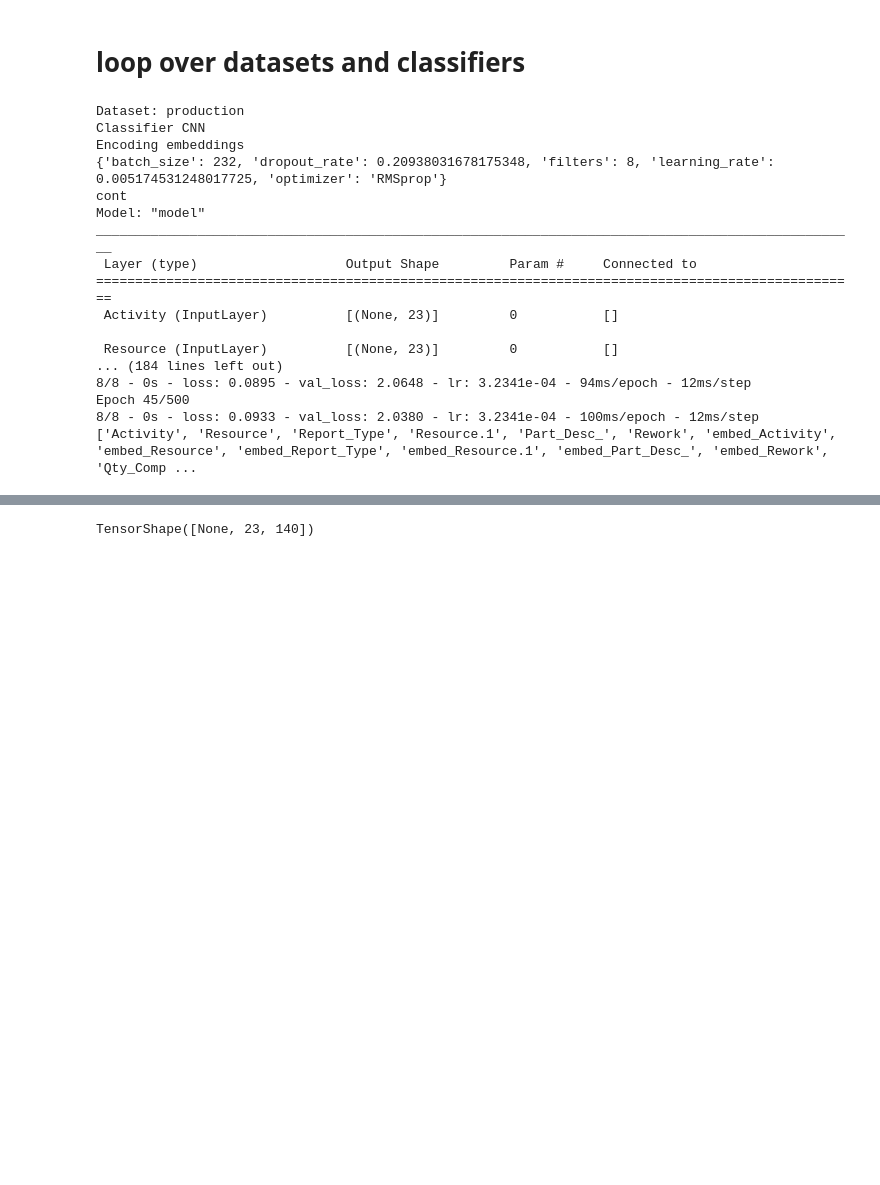
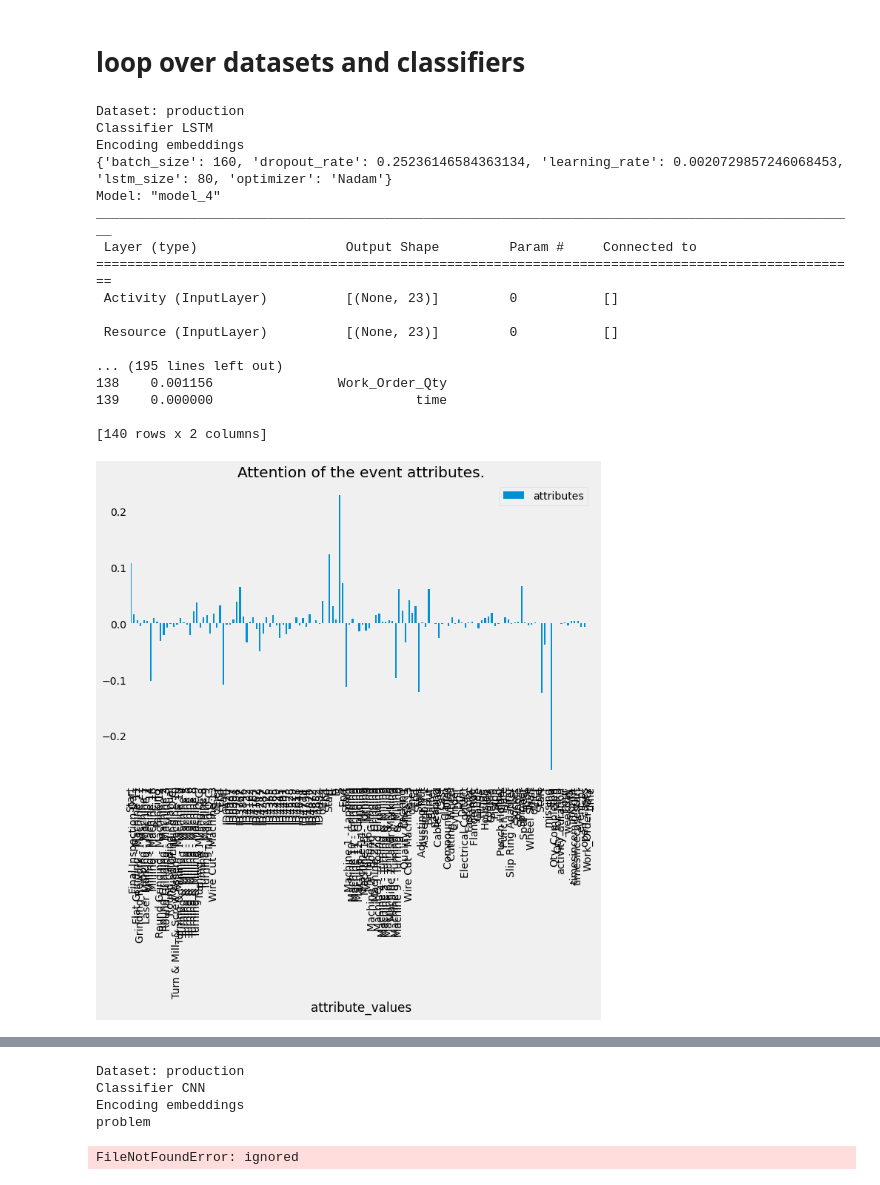
Before and after one commit to AlexanderPaulStevens/Explainability-in-Process-Outcome-Prediction, a Jupyter notebook: Experiments_DL (GC).ipynb, the cells around one changed output, grey strips where cells are left out. Cells and saved outputs as stored; diff of their text form; code cells hidden in the pictures; blank space fills up the shorter version.

```diff
--- a/Experiments_DL (GC).ipynb
+++ b/Experiments_DL (GC).ipynb
@@ -282,18 +282,18 @@ def attention():
     temporal_vectors = []
     variable_vectors=[]
     predictions = []
-    for i in range(len(paddings_test[0])):
+    for i in range(len(paddings_train[0])):
         x_ngram_list = []
-        for j in range(0,len(paddings_test)):
-                x_ngram = paddings_test[j][i].reshape((1,cutoff))
+        for j in range(0,len(paddings_train)):
+                x_ngram = paddings_train[j][i].reshape((1,cutoff))
                 x_ngram_list.append(x_ngram)
 
-        for k in range(0,len(pad_test)):
+        for k in range(0,len(pad_train)):
                 x_ngram = np.reshape(pad_train[k], (len(pad_train[k]), cutoff, 1))[i].reshape(1,cutoff,1)
                 x_ngram_list.append(x_ngram)
 
         #extend list and add time
-        x_ngram_list.append(padded_time_test[i].reshape(1,cutoff,1))
+        x_ngram_list.append(padded_time[i].reshape(1,cutoff,1))
 
         proba, alphas, betas = model_with_attention.predict(x_ngram_list)
         proba = np.squeeze(proba)
@@ -313,7 +313,7 @@ def attention():
 
         dim = 0
         emb_list = []
-        for i in range(0,len(paddings_test)):
+        for i in range(0,len(paddings_train)):
             ip = int(x_ngram_list[i][0][idx])
             i = cat_cols[i]
             i = i.replace(':','_')
@@ -324,14 +324,14 @@ def attention():
             dim += emb.shape[0]
 
 
-        for i in range(0,len(pad_test)):
-            x_ngram = (reshape_num_data(pad_test[k], cutoff))[i].reshape(1,cutoff,1)
+        for i in range(0,len(pad_train)):
+            x_ngram = (reshape_num_data(pad_train[k], cutoff))[i].reshape(1,cutoff,1)
             num = np.squeeze(x_ngram)[idx]
             emb_list.append(num)
             dim +=1
         #if cls_method =='LSTM':
         if(betas.shape[1]==dim+1):
-            x_t_ngram = padded_time_test[i].reshape(1, cutoff, 1)
+            x_t_ngram = padded_time[i].reshape(1, cutoff, 1)
             time_v = np.squeeze(x_t_ngram)[idx]
             emb_list.append(time_v)
             emb = np.concatenate(tuple(emb_list), axis=None)
@@ -754,7 +754,7 @@ def monotonicity(attention_values, effects_saved):
 results_dir = './results_DL'
 column_selection= 'all'
 cls_encoding ='embeddings'
-classifiers =['CNN']
+classifiers =['LSTM','CNN']
 n_iter = 1
 n_splits = 3
 train_ratio = 0.8
@@ -1073,6 +1073,20 @@ for cls_method in classifiers:
 
             # write to file
             from google.colab import files
+            with open(outfile, 'w') as fout:
+                fout.write("%s;%s;%s;%s;%s;%s\n"%("dataset", "method", "cls", "nr_events", "metric", "score"))
+                dt_results = pd.DataFrame({"actual": test_y_all, "predicted": preds_all, "nr_events": nr_events_all})
+                for nr_events, group in dt_results.groupby("nr_events"):
+                    if len(set(group.actual)) < 2:
+                        fout.write("%s;%s;%s;%s;%s;%s;%s\n"%(dataset_name, method_name, cls_method, nr_events,-1, "auc", np.nan))
+                    else:
+                        fout.write("%s;%s;%s;%s;%s;%s;%s\n"%(dataset_name, method_name, cls_method, nr_events,-1, "auc", roc_auc_score(group.actual, group.predicted)))
+                fout.write("%s;%s;%s;%s;%s;%s\n"%(dataset_name, method_name, cls_method,-1, "auc", roc_auc_score(dt_results.actual, dt_results.predicted)))
+                fout.write("%s;%s;%s;%s;%s;%s\n"%("event columns:",len_event,"  case columns:", len_case, "  control columns:", len_control))
+                fout.write("%s;%s;%s;%s;%s;%s\n"%("parsimony event",parsimony_event,"parsimony case", parsimony_case, "parsimony control", parsimony_control))
+                fout.write("%s;%s;%s;%s;%s;%s\n"%("FC event",FC_event,"FC case", FC_case, "FC control", FC_control))
+                fout.write("%s;%s\n"%("monotonicity", monotonicity_value))
+            """
             with open(outfile, "w") as f:
               f.write(str('auc_total;'))
               f.write(str(auc_total))
@@ -1092,40 +1106,41 @@ for cls_method in classifiers:
               f.write(str(FC_event))
               f.write(str('functional complexity case;'))
               f.write(str(FC_case))
               f.write(str('functional complexity control;'))
               f.write(str(FC_control))
               f.write(str('monotonicity'))
               f.write(str(monotonicity_value))
               f.write(str('feature_importances_attention'))
               f.write(str(attention_event))
               f.write(str(';'))
               f.write(str(attention_case))
               f.write(str(';'))
               f.write(str(attention_control))
               f.write(str('feature_importances_perturbation'))
               f.write(str(perturbation_event))
               f.write(str(';'))
               f.write(str(perturbation_case))
               f.write(str(';'))
               f.write(str(perturbation_control))
 
-
+          """
             files.download(outfile)
 # %% [output]
 Dataset: production
-Classifier CNN
+Classifier LSTM
 Encoding embeddings
-{'batch_size': 232, 'dropout_rate': 0.20938031678175348, 'filters': 8, 'learning_rate': 0.005174531248017725, 'optimizer': 'RMSprop'}
-cont
-Model: "model"
+{'batch_size': 160, 'dropout_rate': 0.25236146584363134, 'learning_rate': 0.0020729857246068453, 'lstm_size': 80, 'optimizer': 'Nadam'}
+Model: "model_4"
 __________________________________________________________________________________________________
  Layer (type)                   Output Shape         Param #     Connected to
 ==================================================================================================
  Activity (InputLayer)          [(None, 23)]         0           []
 
  Resource (InputLayer)          [(None, 23)]         0           []
-... (184 lines left out)
-8/8 - 0s - loss: 0.0895 - val_loss: 2.0648 - lr: 3.2341e-04 - 94ms/epoch - 12ms/step
-Epoch 45/500
-8/8 - 0s - loss: 0.0933 - val_loss: 2.0380 - lr: 3.2341e-04 - 100ms/epoch - 12ms/step
-['Activity', 'Resource', 'Report_Type', 'Resource.1', 'Part_Desc_', 'Rework', 'embed_Activity', 'embed_Resource', 'embed_Report_Type', 'embed_Resource.1', 'embed_Part_Desc_', 'embed_Rework', 'Qty_Comp ...
+
+... (195 lines left out)
+138    0.001156                Work_Order_Qty
+139    0.000000                          time
+
+[140 rows x 2 columns]
+[figure, added]
@@ -1133,4 +1166,5 @@ KeyboardInterrupt: ignored
+Dataset: production
+Classifier CNN
+Encoding embeddings
+problem
+FileNotFoundError: ignored
-# %%
-time_embs.shape
-# %% [output]
-TensorShape([None, 23, 140])
```
Also changed, not shown: parts of 3 cells of this notebook, 3 other files.
